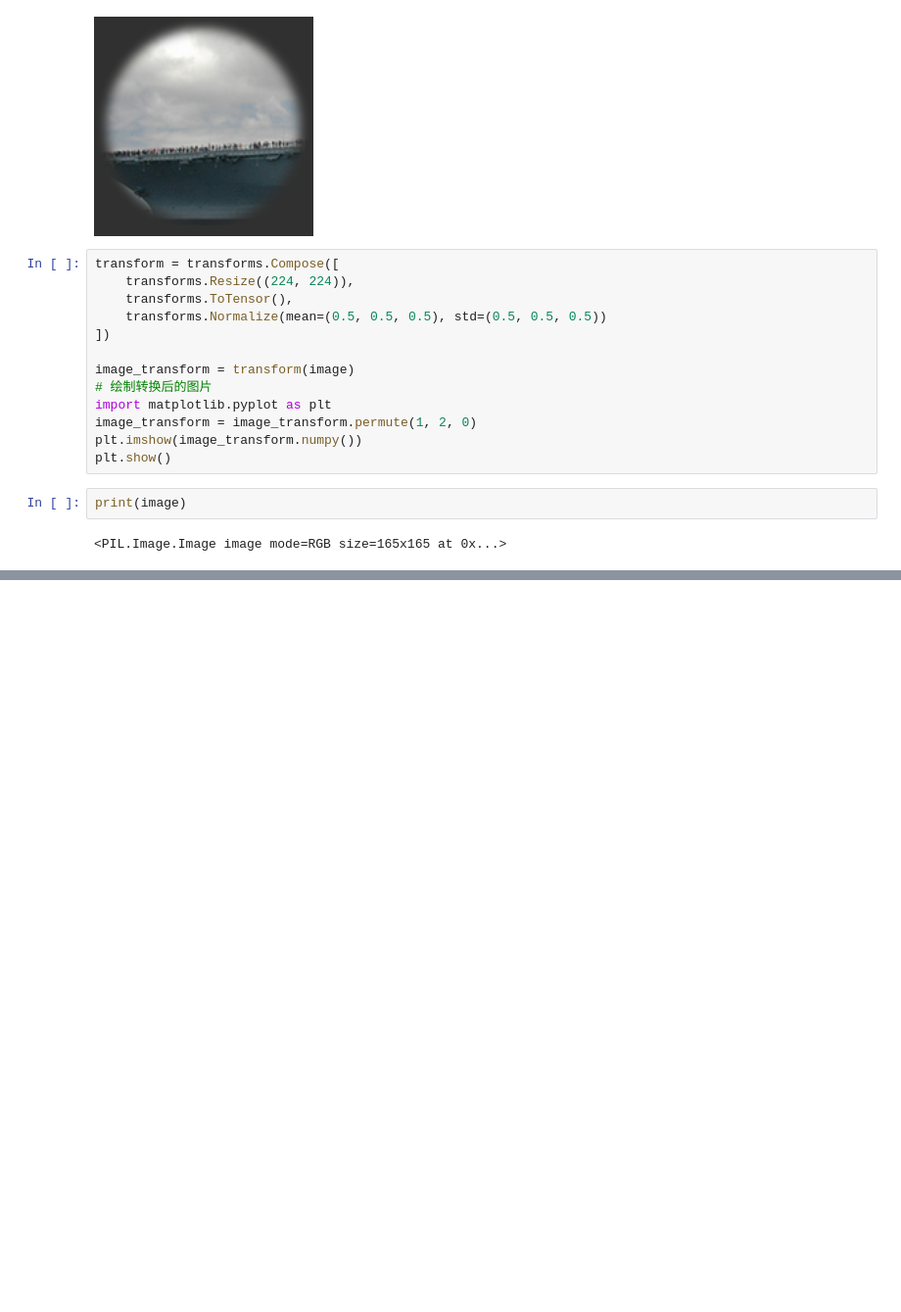
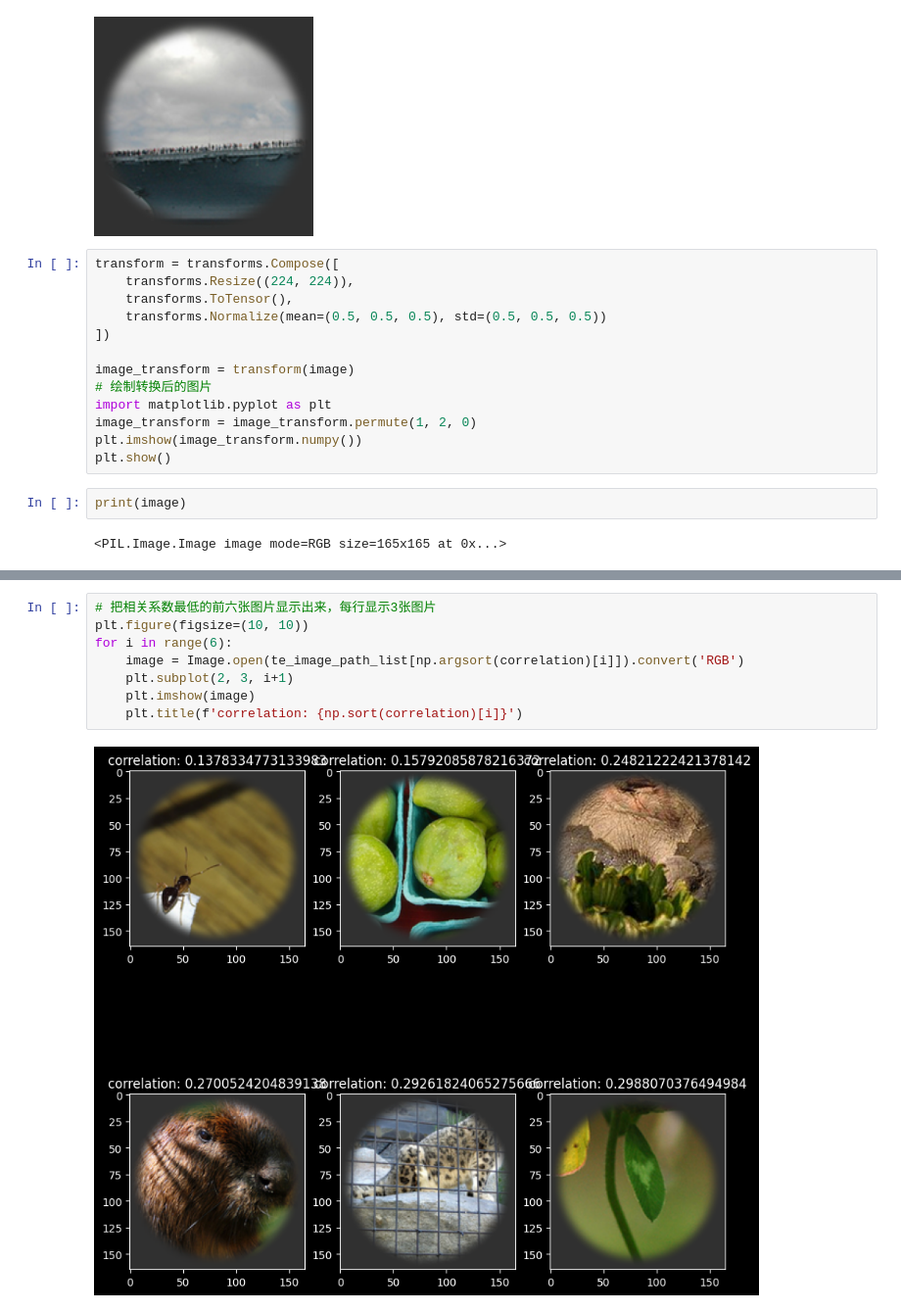
Before and after one commit to YCHuang0610/One_photon_macaque_CNN, a Jupyter notebook: test.ipynb, the cells around one changed output, grey strips where cells are left out. Shown at 98% size. Cells and saved outputs as stored; diff of their text form; blank space fills up the shorter version.

```diff
--- a/test.ipynb
+++ b/test.ipynb
@@ -54,0 +159,10 @@ print(image)
+# %%
+# 把相关系数最低的前六张图片显示出来，每行显示3张图片
+plt.figure(figsize=(10, 10))
+for i in range(6):
+    image = Image.open(te_image_path_list[np.argsort(correlation)[i]]).convert('RGB')
+    plt.subplot(2, 3, i+1)
+    plt.imshow(image)
+    plt.title(f'correlation: {np.sort(correlation)[i]}')
+# %% [output]
+[figure, added]
```
Also changed, not shown: parts of 21 cells of this notebook, 7 other files.
